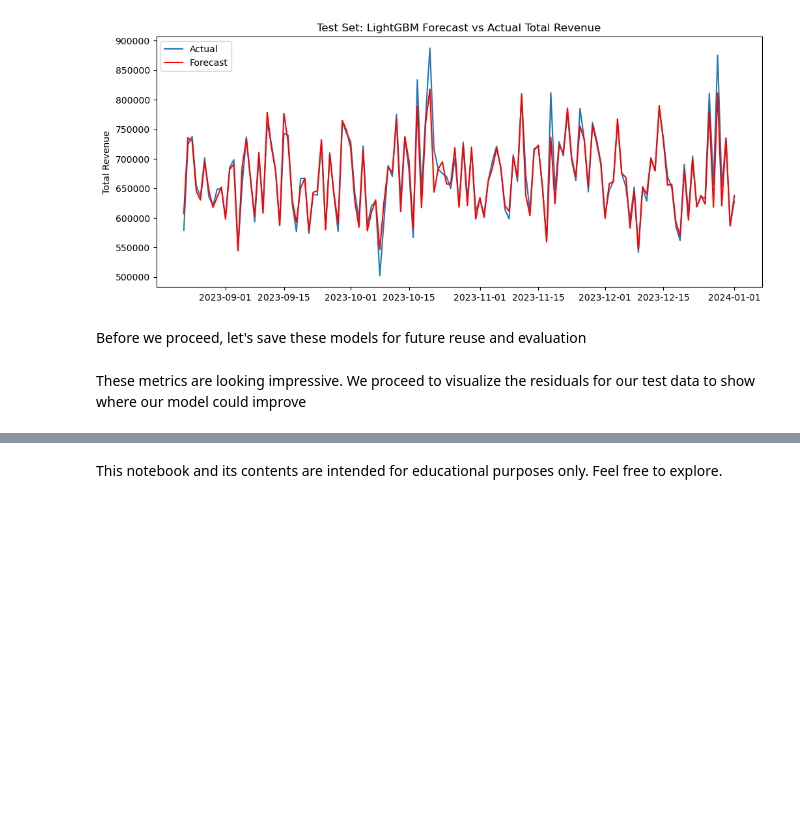
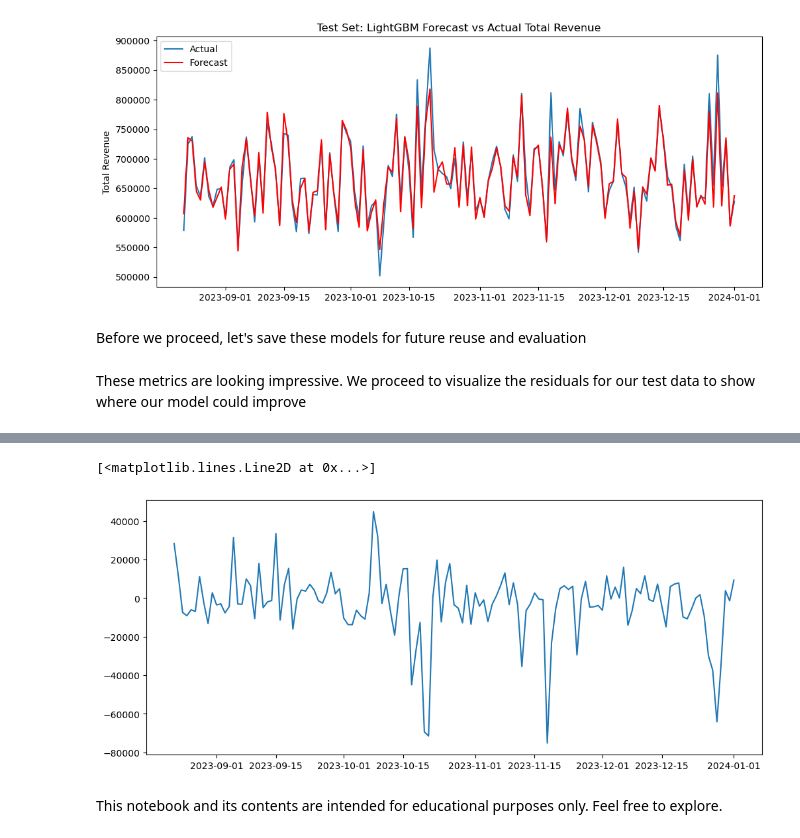
Before and after one commit to Mohammed-Hanan-Othman/time-series-forecasting, a Jupyter notebook: notebooks/sales_prediction_lightgbm.ipynb, the cells around one changed output, grey strips where cells are left out. Cells and saved outputs as stored; diff of their text form; code cells hidden in the pictures; blank space fills up the shorter version.

```diff
--- a/notebooks/sales_prediction_lightgbm.ipynb
+++ b/notebooks/sales_prediction_lightgbm.ipynb
@@ -461,2 +470,9 @@ These metrics are looking impressive. We proceed to visualize the residuals for
+# %%
+# Plot revenue residuals
+plt.figure(figsize=(12, 5))
+plt.plot(residuals_rev)
+# %% [output]
+[<matplotlib.lines.Line2D at 0x...>]
+[figure, added]
 # %% [markdown]
 This notebook and its contents are intended for educational purposes only. Feel free to explore.
```
Also changed, not shown: parts of 2 cells of this notebook.
